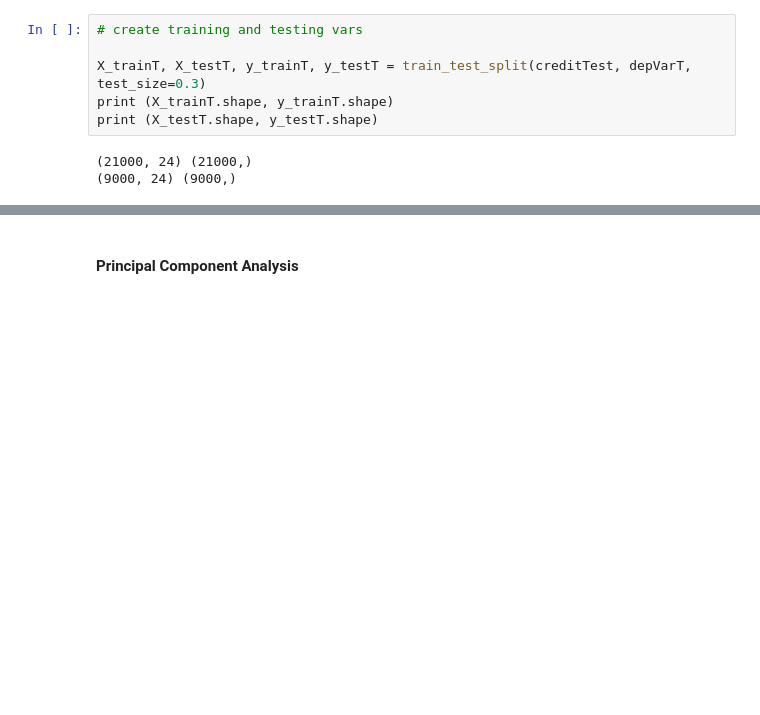
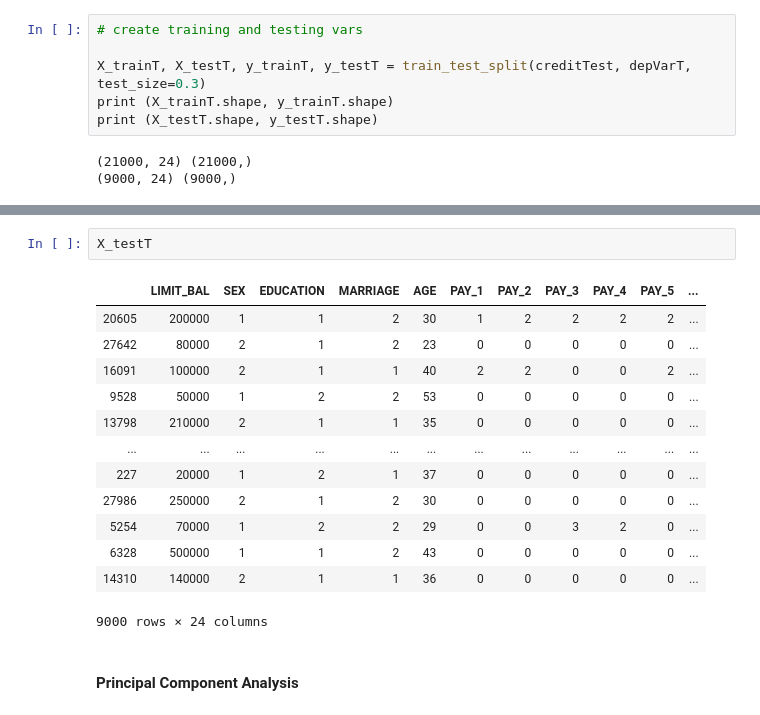
Before and after one commit to saldiaz/Data-Analytics-C5T3, a Jupyter notebook: CreditOne.ipynb, the cells around one changed output, grey strips where cells are left out. Saved outputs shown, nothing was run; the diff lists cells and outputs as text; blank space fills up the shorter version.

```diff
--- a/CreditOne.ipynb
+++ b/CreditOne.ipynb
@@ -1073,3 +1048,19 @@ Score with selected features: 1.000
+# %%
+X_testT
+# %% [output]
+|  | LIMIT_BAL | SEX | EDUCATION | MARRIAGE | AGE | PAY_1 | PAY_2 | PAY_3 | PAY_4 | PAY_5 | ... |
+| 20605 | 200000 | 1 | 1 | 2 | 30 | 1 | 2 | 2 | 2 | 2 | ... |
+| 27642 | 80000 | 2 | 1 | 2 | 23 | 0 | 0 | 0 | 0 | 0 | ... |
+| 16091 | 100000 | 2 | 1 | 1 | 40 | 2 | 2 | 0 | 0 | 2 | ... |
+| 9528 | 50000 | 1 | 2 | 2 | 53 | 0 | 0 | 0 | 0 | 0 | ... |
+| 13798 | 210000 | 2 | 1 | 1 | 35 | 0 | 0 | 0 | 0 | 0 | ... |
+| ... | ... | ... | ... | ... | ... | ... | ... | ... | ... | ... | ... |
+| 227 | 20000 | 1 | 2 | 1 | 37 | 0 | 0 | 0 | 0 | 0 | ... |
+| 27986 | 250000 | 2 | 1 | 2 | 30 | 0 | 0 | 0 | 0 | 0 | ... |
+| 5254 | 70000 | 1 | 2 | 2 | 29 | 0 | 0 | 3 | 2 | 0 | ... |
+| 6328 | 500000 | 1 | 1 | 2 | 43 | 0 | 0 | 0 | 0 | 0 | ... |
+| 14310 | 140000 | 2 | 1 | 1 | 36 | 0 | 0 | 0 | 0 | 0 | ... |
+9000 rows × 24 columns
 # %% [markdown]
 #### Principal Component Analysis
 # %%
```
Also changed, not shown: parts of 71 cells of this notebook.
